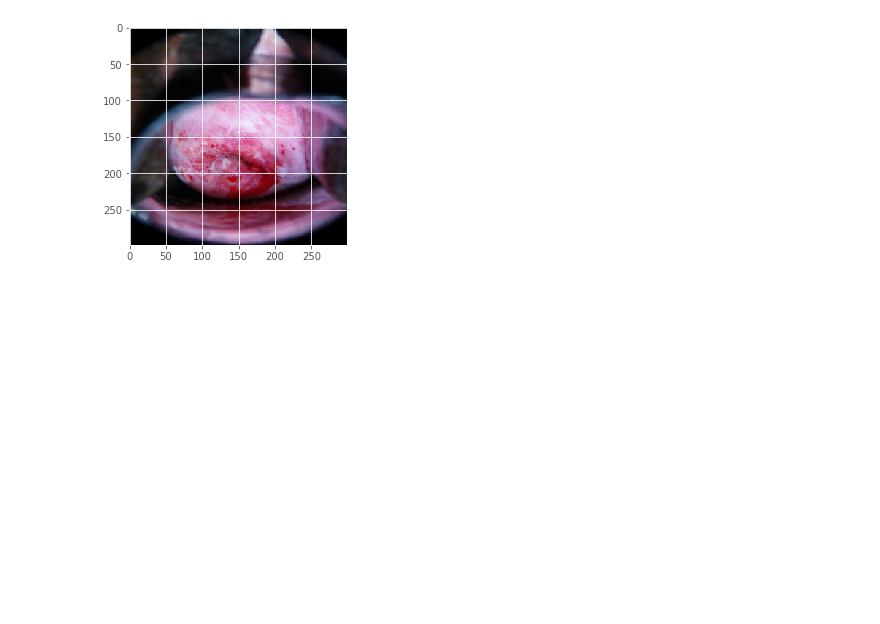
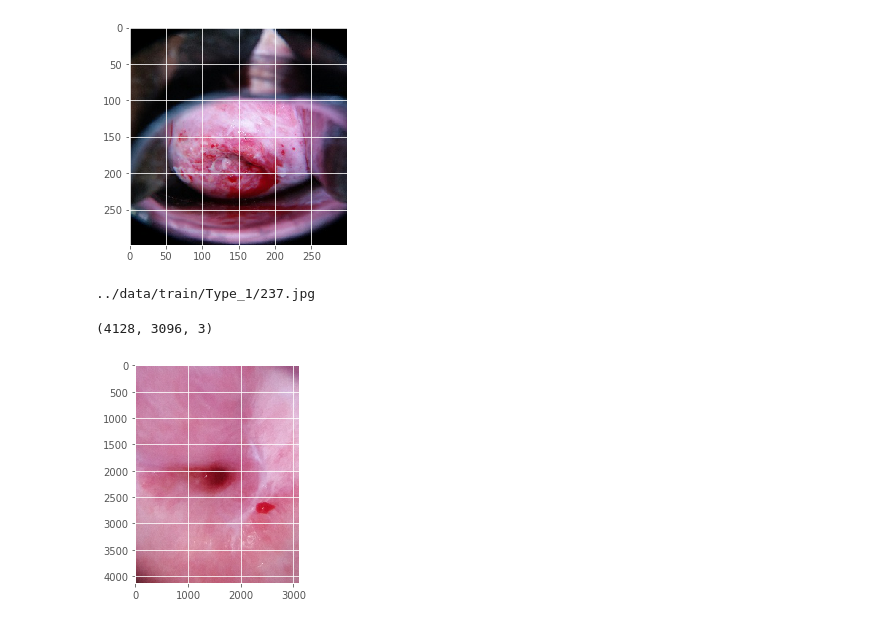
Before and after one commit to DBCerigo/kaggle-cervix, a Jupyter notebook: dbc/V3_just_top_layer+top2_inceptionblocks_SGD.ipynb, the cells around one changed output. Cells and saved outputs as stored; diff of their text form; code cells hidden in the pictures; blank space fills up the shorter version.

```diff
--- a/dbc/V3_just_top_layer+top2_inceptionblocks_SGD.ipynb
+++ b/dbc/V3_just_top_layer+top2_inceptionblocks_SGD.ipynb
@@ -259,3 +260,9 @@ c.data.check_image(ldf.sort_values('log_l', ascending=False).processed_path.iloc
 ../data/processed/resize_299/train/551.jpg
 (299, 299, 3)
 [figure]
+# %%
+c.data.check_image(ldf.sort_values('log_l', ascending=False).processed_path.iloc[4])
+# %% [output]
+../data/train/Type_1/237.jpg
+(4128, 3096, 3)
+[figure, added]
```
Also changed, not shown: parts of 3 cells of this notebook.
